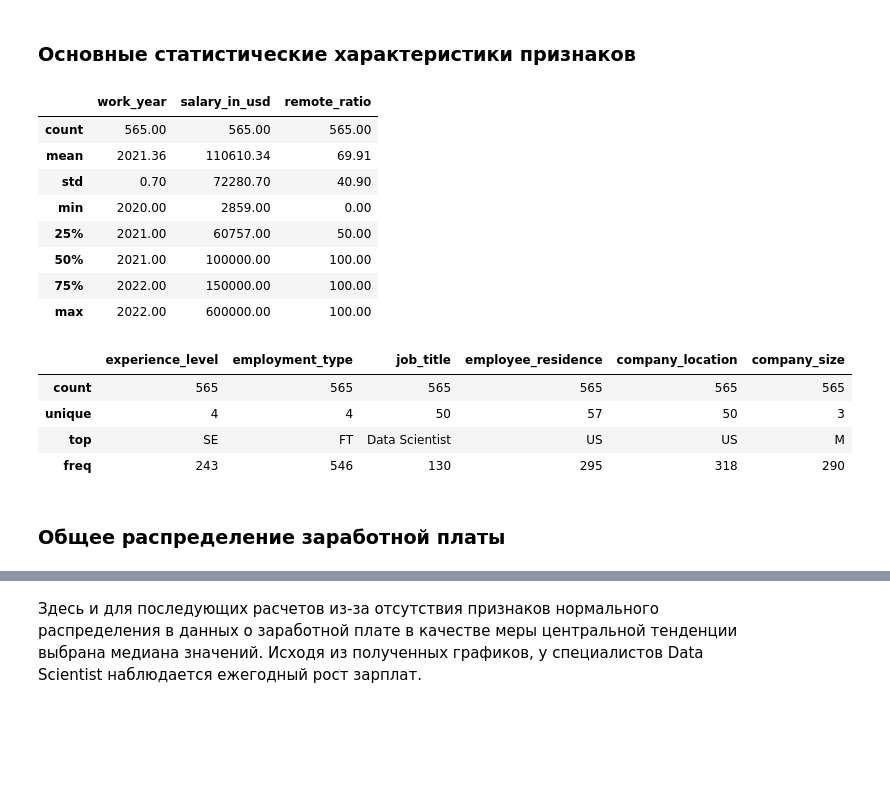
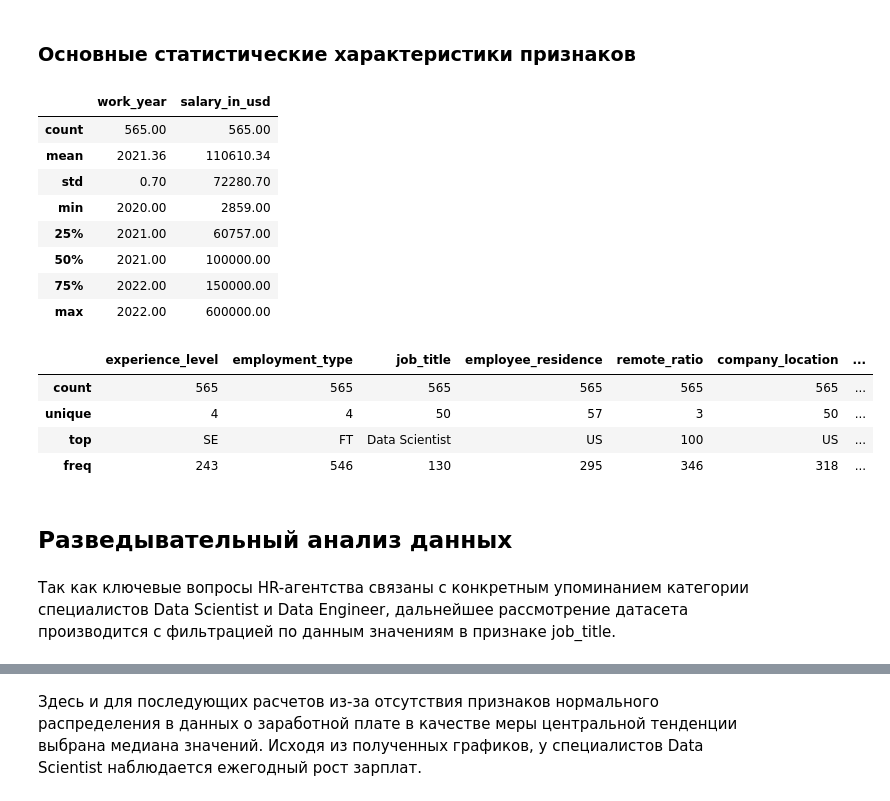
Before and after one commit to al-ogr/sf_data_science_hw, a Jupyter notebook: HW-03/HW-03.ipynb, the cells around one changed output, grey strips where cells are left out. Cells and saved outputs as stored; diff of their text form; code cells hidden in the pictures; blank space fills up the shorter version.

```diff
--- a/HW-03/HW-03.ipynb
+++ b/HW-03/HW-03.ipynb
@@ -130,5 +131,12 @@ print(f'Размерность таблицы после удаления дуб
 # Удаление неинформативных признаков
 df_ds_salaries_cleared = df_ds_salaries_cleared.drop(columns=['salary', 'salary_currency'],
                                                      axis=1)
+# Перевод категориальных признаков в 'category'
+df_ds_salaries_cleared['remote_ratio'] = df_ds_salaries_cleared['remote_ratio'].astype('category')
+for col in df_ds_salaries_cleared.columns:
+    if df_ds_salaries_cleared[col].dtype == 'object':
+        df_ds_salaries_cleared[col] = df_ds_salaries_cleared[col].astype('category')
+
+df_ds_salaries_cleared.info()
 df_ds_salaries_cleared.head()
 # %% [output]
@@ -143,22 +167,24 @@ df_ds_salaries_cleared.head()
 # %%
 df_ds_salaries_cleared.describe().round(2)
 # %% [output]
-|  | work_year | salary_in_usd | remote_ratio |
-| count | 565.00 | 565.00 | 565.00 |
-| mean | 2021.36 | 110610.34 | 69.91 |
-| std | 0.70 | 72280.70 | 40.90 |
-| min | 2020.00 | 2859.00 | 0.00 |
-| 25% | 2021.00 | 60757.00 | 50.00 |
-| 50% | 2021.00 | 100000.00 | 100.00 |
-| 75% | 2022.00 | 150000.00 | 100.00 |
-| max | 2022.00 | 600000.00 | 100.00 |
+|  | work_year | salary_in_usd |
+| count | 565.00 | 565.00 |
+| mean | 2021.36 | 110610.34 |
+| std | 0.70 | 72280.70 |
+| min | 2020.00 | 2859.00 |
+| 25% | 2021.00 | 60757.00 |
+| 50% | 2021.00 | 100000.00 |
+| 75% | 2022.00 | 150000.00 |
+| max | 2022.00 | 600000.00 |
 # %%
-df_ds_salaries_cleared.describe(include='object')
+df_ds_salaries_cleared.describe(include='category')
 # %% [output]
-|  | experience_level | employment_type | job_title | employee_residence | company_location | company_size |
-| count | 565 | 565 | 565 | 565 | 565 | 565 |
-| unique | 4 | 4 | 50 | 57 | 50 | 3 |
-| top | SE | FT | Data Scientist | US | US | M |
-| freq | 243 | 546 | 130 | 295 | 318 | 290 |
+|  | experience_level | employment_type | job_title | employee_residence | remote_ratio | company_location | ... |
+| count | 565 | 565 | 565 | 565 | 565 | 565 | ... |
+| unique | 4 | 4 | 50 | 57 | 3 | 50 | ... |
+| top | SE | FT | Data Scientist | US | 100 | US | ... |
+| freq | 243 | 546 | 130 | 295 | 346 | 318 | ... |
-# %% [markdown]
-### Общее распределение заработной платы
+# %% [markdown]
+## Разведывательный анализ данных
+# %% [markdown]
+Так как ключевые вопросы HR-агентства связаны с конкретным упоминанием категории специалистов Data Scientist и Data Engineer, дальнейшее рассмотрение датасета производится с фильтрацией по данным значениям в признаке job_title.
```
Also changed, not shown: parts of 50 cells of this notebook.
